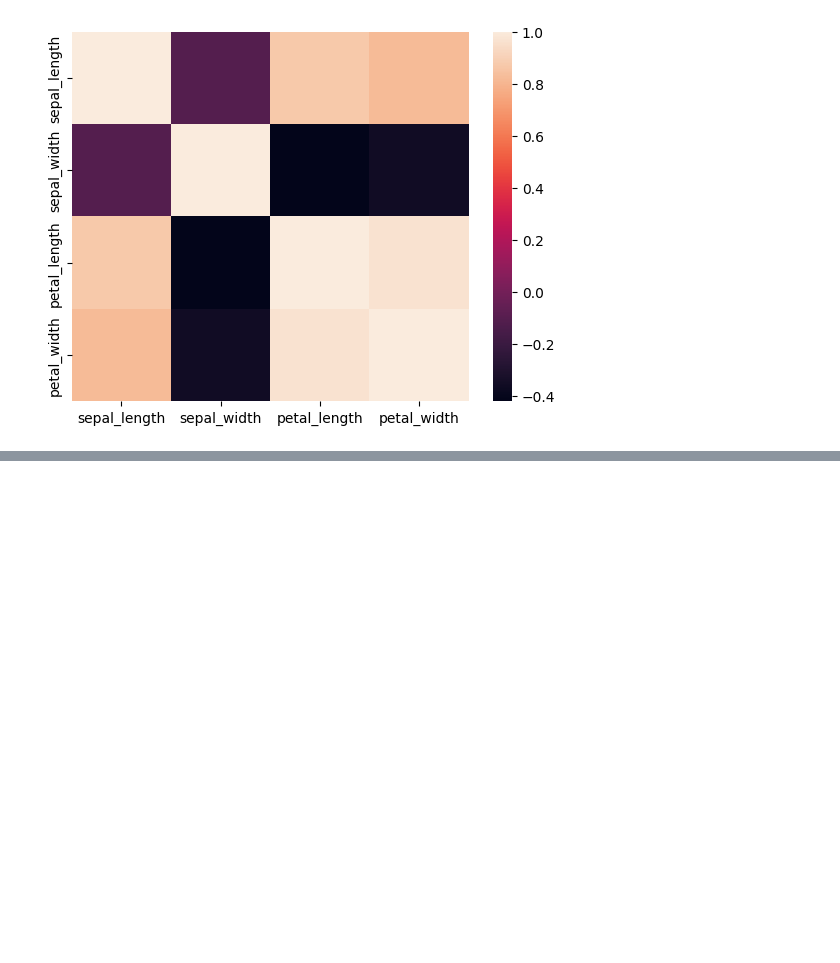
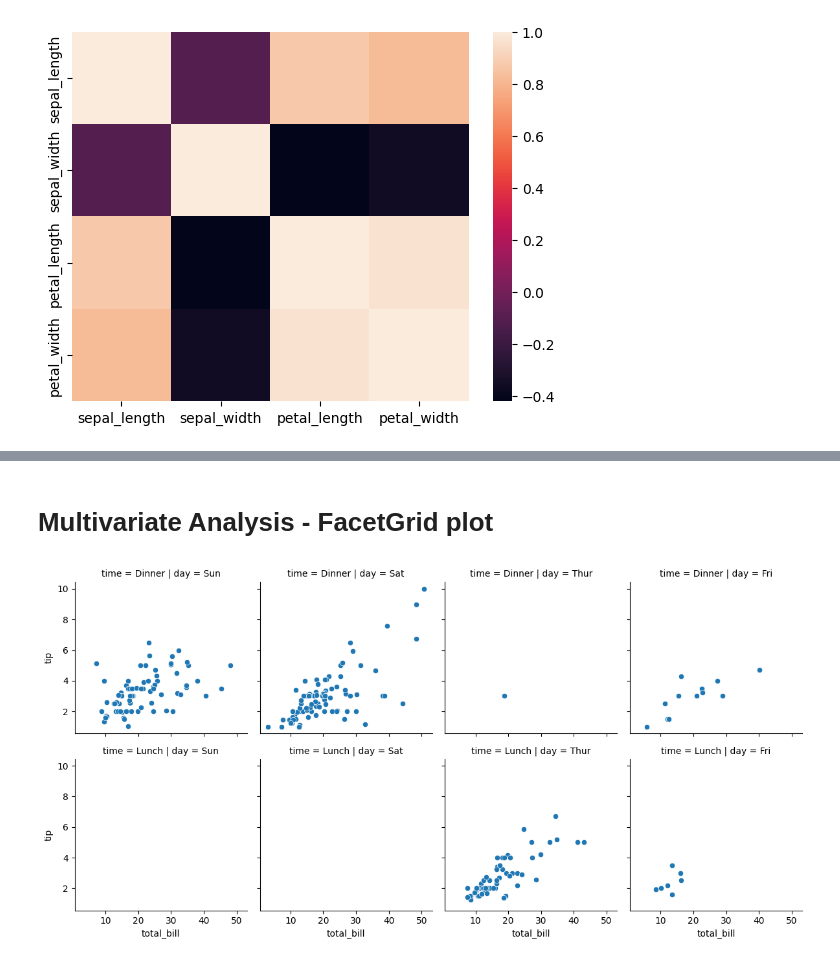
Before and after one commit to mahabubmamun/Machine-Learning, a Jupyter notebook: Univariate_Bivariate_Multivariate_Analysis.ipynb, the cells around one changed output, grey strips where cells are left out. Saved outputs shown, nothing was run; the diff lists cells and outputs as text; code cells hidden in the pictures; blank space fills up the shorter version.

```diff
--- a/Univariate_Bivariate_Multivariate_Analysis.ipynb
+++ b/Univariate_Bivariate_Multivariate_Analysis.ipynb
@@ -327,0 +363,8 @@ plt.show()
+# %% [markdown]
+# Multivariate Analysis - FacetGrid plot
+# %%
+g = sns.FacetGrid(df_bill,col = 'day',row = 'time')
+g.map(sns.scatterplot,'total_bill','tip')
+plt.show()
+# %% [output]
+[figure, added]
```
Also changed, not shown: parts of 18 cells of this notebook.
